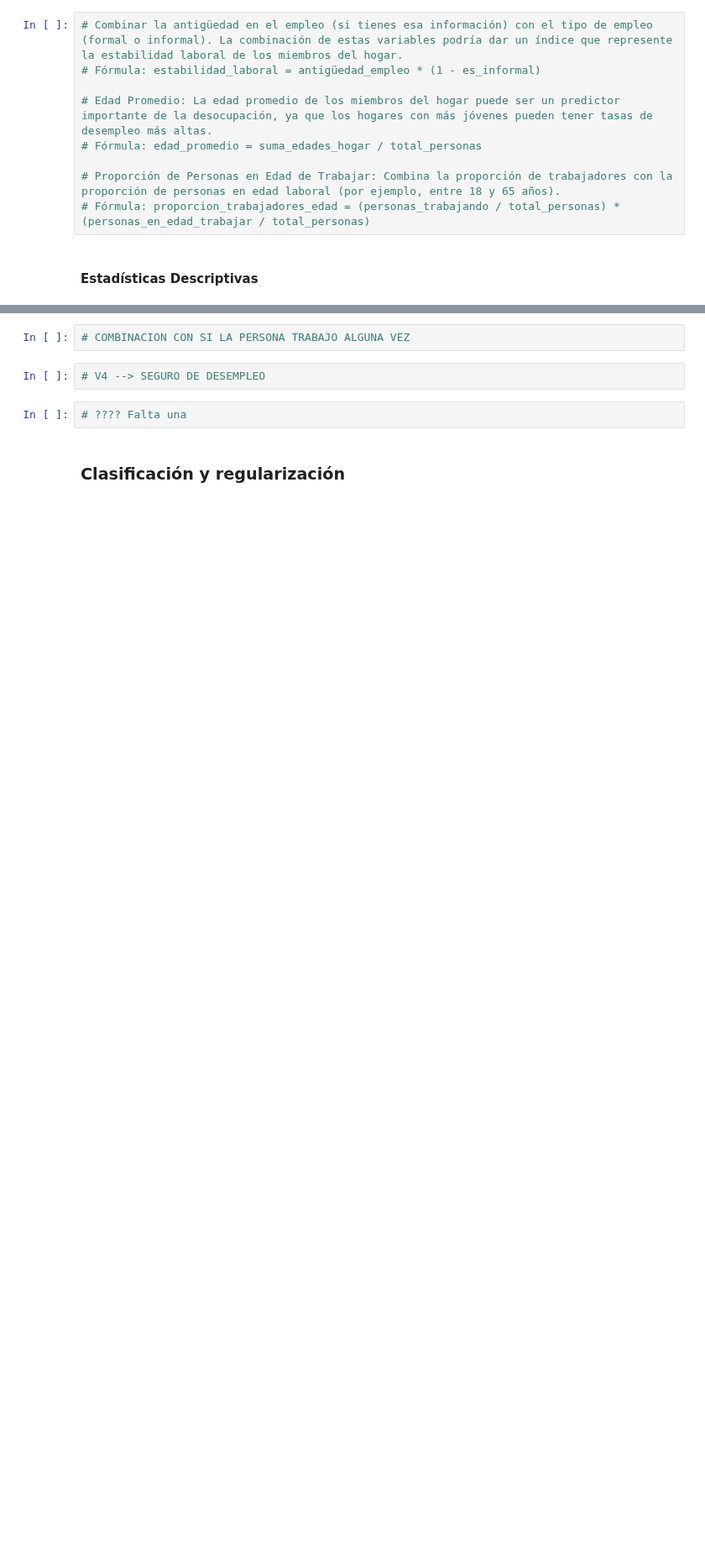
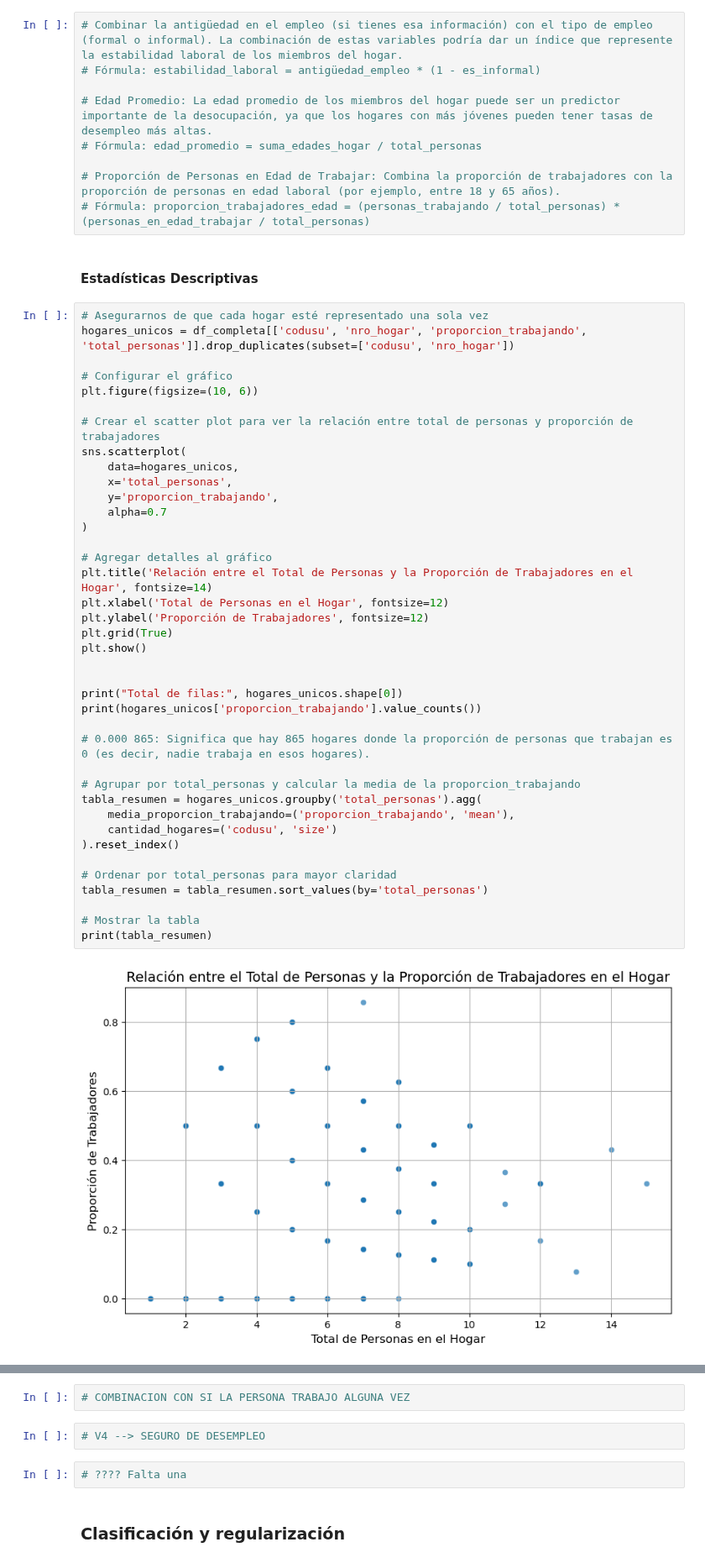
Before and after one commit to miligarofalo/CC408-T2-1, a Jupyter notebook: TP4/TP4_grupal.ipynb, the cells around one changed output, grey strips where cells are left out. Shown at 84% size. Drawn from its saved outputs; the diff is of its cells as text; blank space fills up the shorter version.

```diff
--- a/TP4/TP4_grupal.ipynb
+++ b/TP4/TP4_grupal.ipynb
@@ -392,3 +355,44 @@ df_completa = pd.merge(df_completa, proporcion_trabajadores[['codusu', 'nro_hoga
 # Fórmula: proporcion_trabajadores_edad = (personas_trabajando / total_personas) * (personas_en_edad_trabajar / total_personas)
 # %% [markdown]
 ####  Estadísticas Descriptivas
+# %%
+# Asegurarnos de que cada hogar esté representado una sola vez
+hogares_unicos = df_completa[['codusu', 'nro_hogar', 'proporcion_trabajando', 'total_personas']].drop_duplicates(subset=['codusu', 'nro_hogar'])
+
+# Configurar el gráfico
+plt.figure(figsize=(10, 6))
+
+# Crear el scatter plot para ver la relación entre total de personas y proporción de trabajadores
+sns.scatterplot(
+    data=hogares_unicos,
+    x='total_personas',
+    y='proporcion_trabajando',
+    alpha=0.7
+)
+
+# Agregar detalles al gráfico
+plt.title('Relación entre el Total de Personas y la Proporción de Trabajadores en el Hogar', fontsize=14)
+plt.xlabel('Total de Personas en el Hogar', fontsize=12)
+plt.ylabel('Proporción de Trabajadores', fontsize=12)
+plt.grid(True)
+plt.show()
+
+
+print("Total de filas:", hogares_unicos.shape[0])
+print(hogares_unicos['proporcion_trabajando'].value_counts())
+
+# 0.000 865: Significa que hay 865 hogares donde la proporción de personas que trabajan es 0 (es decir, nadie trabaja en esos hogares).
+
+# Agrupar por total_personas y calcular la media de la proporcion_trabajando
+tabla_resumen = hogares_unicos.groupby('total_personas').agg(
+    media_proporcion_trabajando=('proporcion_trabajando', 'mean'),
+    cantidad_hogares=('codusu', 'size')
+).reset_index()
+
+# Ordenar por total_personas para mayor claridad
+tabla_resumen = tabla_resumen.sort_values(by='total_personas')
+
+# Mostrar la tabla
+print(tabla_resumen)
+# %% [output]
+[figure, added]
```
Also changed, not shown: parts of 18 cells of this notebook.
